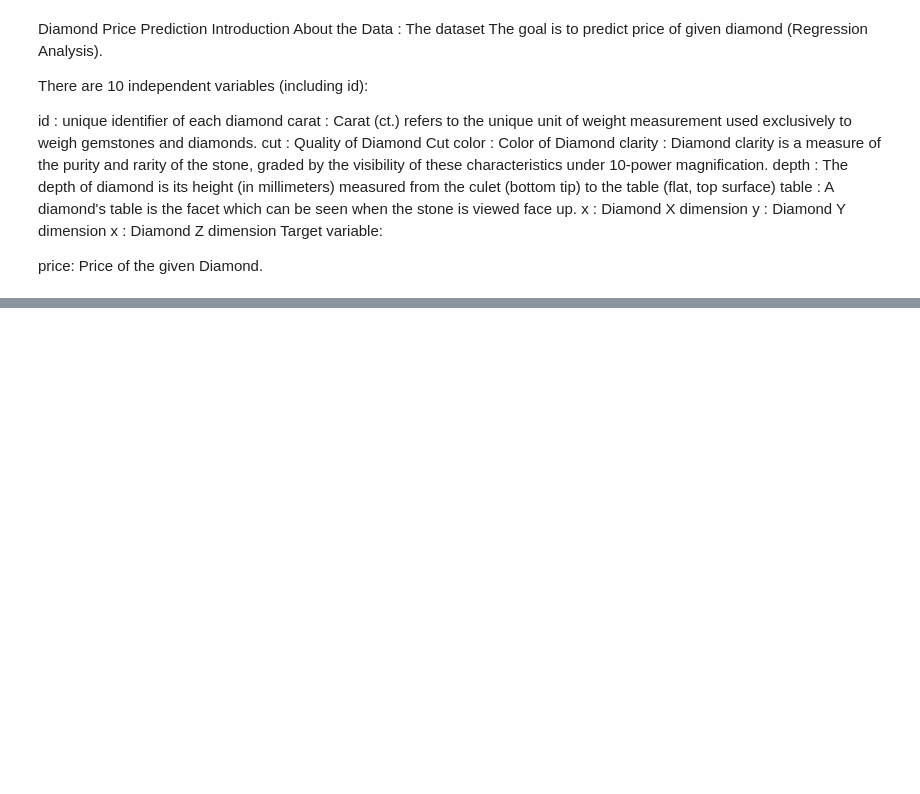
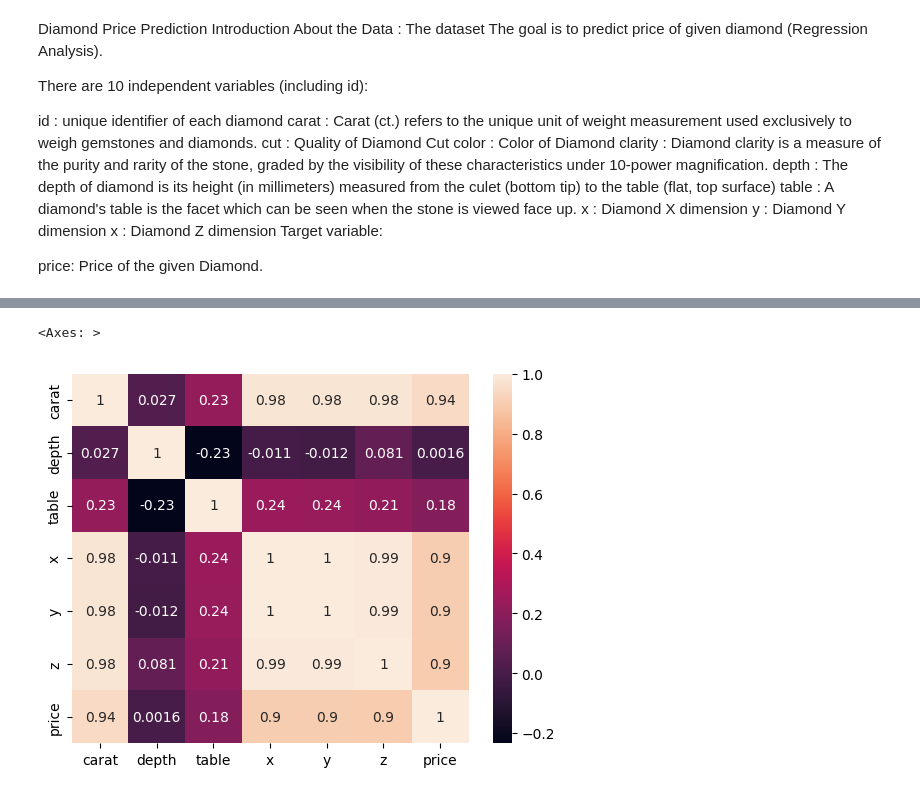
Before and after one commit to sumitpareek1992/Regression_Modular-coding, a Jupyter notebook: notebook/EDA.ipynb, the cells around one changed output, grey strips where cells are left out. Drawn from its saved outputs; the diff is of its cells as text; code cells hidden in the pictures; blank space fills up the shorter version.

```diff
--- a/notebook/EDA.ipynb
+++ b/notebook/EDA.ipynb
@@ -27,0 +152,7 @@ ModuleNotFoundError: No module named 'seaborn'
+# %%
+# correlation
+import seaborn as sns
+sns.heatmap(df[numerical_columns].corr(),annot=True)
+# %% [output]
+<Axes: >
+[figure, added]
```
Also changed, not shown: parts of 21 cells of this notebook.
